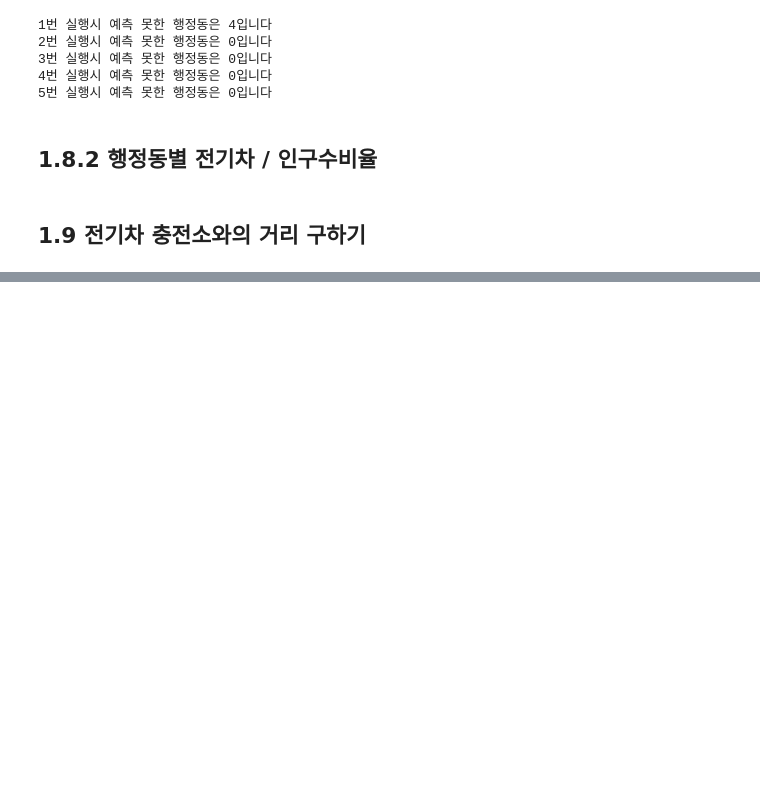
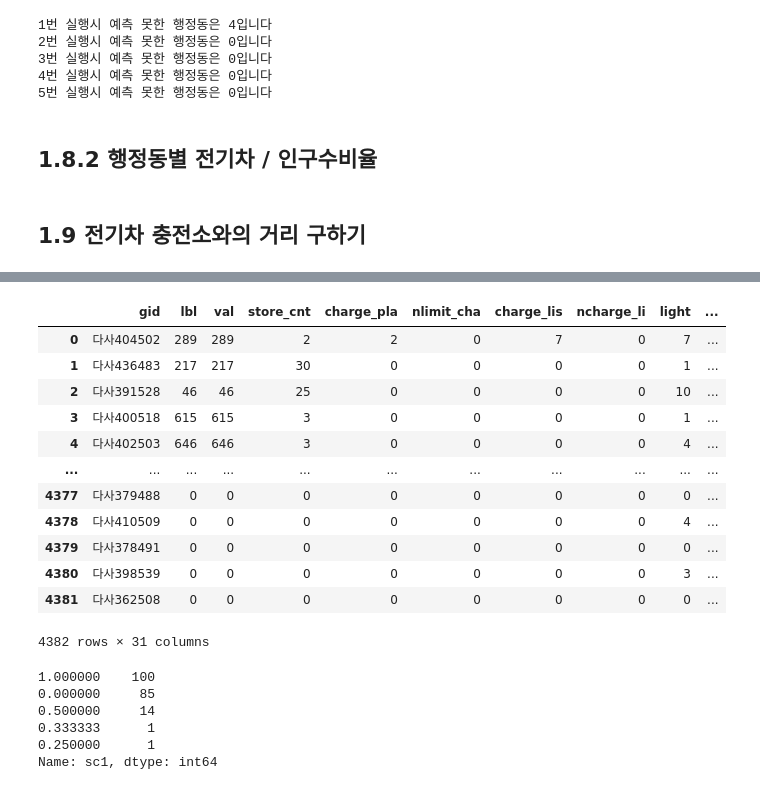
Before and after one commit to lima4/Gangseo-gu, a Jupyter notebook: final_data_eda.ipynb, the cells around one changed output, grey strips where cells are left out. Drawn from its saved outputs; the diff is of its cells as text; code cells hidden in the pictures; blank space fills up the shorter version.

```diff
--- a/final_data_eda.ipynb
+++ b/final_data_eda.ipynb
@@ -829,0 +1041,26 @@ gangseo_pop_grid['nlimit_near_dist'] = nlimit_dist_list
+# %%
+gangseo_final = gpd.read_file('data/savefile/gangseo_final.shp', encoding='cp949')
+gangseo_final
+# %% [output]
+|  | gid | lbl | val | store_cnt | charge_pla | nlimit_cha | charge_lis | ncharge_li | light | ... |
+| 0 | 다사404502 | 289 | 289 | 2 | 2 | 0 | 7 | 0 | 7 | ... |
+| 1 | 다사436483 | 217 | 217 | 30 | 0 | 0 | 0 | 0 | 1 | ... |
+| 2 | 다사391528 | 46 | 46 | 25 | 0 | 0 | 0 | 0 | 10 | ... |
+| 3 | 다사400518 | 615 | 615 | 3 | 0 | 0 | 0 | 0 | 1 | ... |
+| 4 | 다사402503 | 646 | 646 | 3 | 0 | 0 | 0 | 0 | 4 | ... |
+| ... | ... | ... | ... | ... | ... | ... | ... | ... | ... | ... |
+| 4377 | 다사379488 | 0 | 0 | 0 | 0 | 0 | 0 | 0 | 0 | ... |
+| 4378 | 다사410509 | 0 | 0 | 0 | 0 | 0 | 0 | 0 | 4 | ... |
+| 4379 | 다사378491 | 0 | 0 | 0 | 0 | 0 | 0 | 0 | 0 | ... |
+| 4380 | 다사398539 | 0 | 0 | 0 | 0 | 0 | 0 | 0 | 3 | ... |
+| 4381 | 다사362508 | 0 | 0 | 0 | 0 | 0 | 0 | 0 | 0 | ... |
+4382 rows × 31 columns
+# %%
+gangseo_final['sc1'].value_counts()
+# %% [output]
+1.000000    100
+0.000000     85
+0.500000     14
+0.333333      1
+0.250000      1
+Name: sc1, dtype: int64
```
Also changed, not shown: parts of 49 cells of this notebook.
